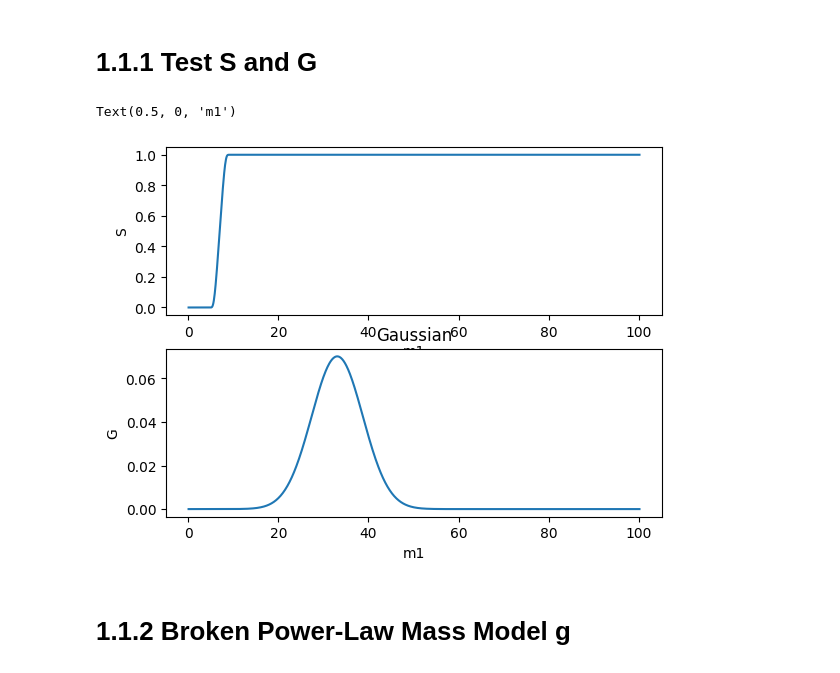
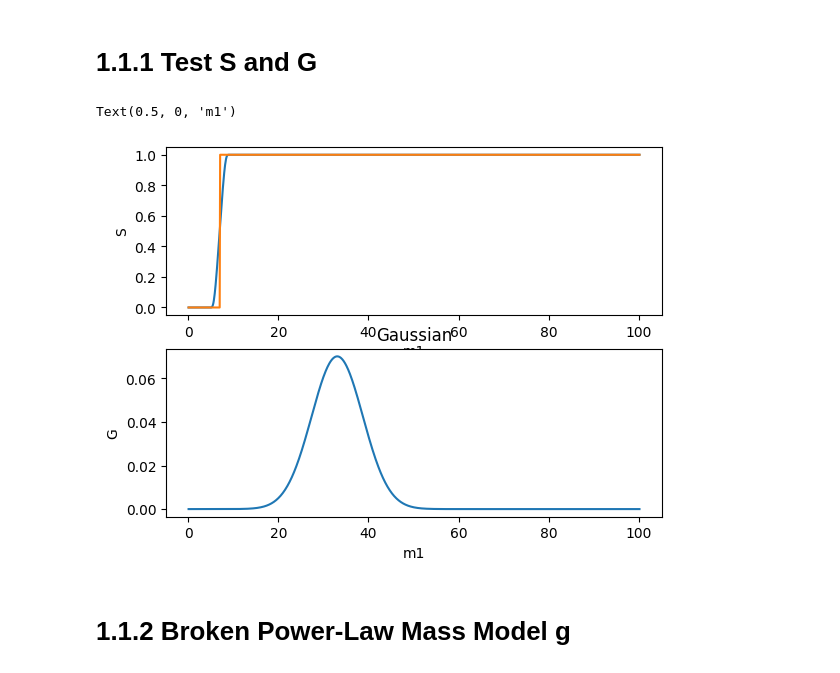
Before and after one commit to jerowen/mag_figures, a Jupyter notebook: Magnification_figures.ipynb, the cells around one changed output. Drawn from its saved outputs; the diff is of its cells as text; code cells hidden in the pictures.

```diff
--- a/Magnification_figures.ipynb
+++ b/Magnification_figures.ipynb
@@ -88,6 +101,11 @@ def S_func(mlist,mmin,dm):
   mv3[case3] = update3
   return mv3
 
+def step_function(mlist,mmin,dm):
+  mv = np.zeros(mlist.shape)
+  mv[mlist>(mmin+dm/2)] = 1
+  return mv
+
 #Define G(m)
 def calc_gaussian(m,mu,sigma):
   norm = 1/(sigma*np.sqrt(2*np.pi))
@@ -96,18 +114,9 @@ def calc_gaussian(m,mu,sigma):
 
 #Define B(m)
 def power_law(m,alph,mmin,mmax):
-
-  case1 = np.where(m<mmax)
-  mv1 = m.copy()
-  update = (mv1[case1])**(-1*alph)
-  mv1[case1] = update
-
-  case2 = np.where(m>=mmax)
-  mv2 = mv1.copy()
-  update2 = np.zeros(len(case2[0]))
-  mv2[case2] = update2
-
-  return mv2
+  mv = np.zeros(len(m))
+  mv[m<mmax] = m[m<mmax]**(-1*alph)
+  return mv
 
 #Define
 
@@ -146,27 +155,29 @@ def g_pdf_peak(m,lamb,alph,mmin,dm,mmax,mu_m,sigm_m,norm1,norm2): #Use for unnor
 # %%
 test_m1 = np.linspace(0.1,100.1,1001)
 test_m2 = np.linspace(0.1,100.1,1001)
 mmin = 4.59
 dm = 4.82
 mu_m = 33.07
 sigm_m = 5.69
 
 testS = S_func(test_m1,mmin,dm)
+testS2 = step_function(test_m1,mmin,dm)
 testG = calc_gaussian(test_m2,mu_m,sigm_m)
 
 plt.subplot(211)
 plt.plot(test_m1,testS)
+plt.plot(test_m1,testS2)
 plt.ylabel('S')
 plt.xlabel('m1')
 
 plt.subplot(212)
 plt.title('Gaussian')
 plt.plot(test_m2,testG)
 plt.ylabel('G')
 plt.xlabel('m1')
 # %% [output]
 Text(0.5, 0, 'm1')
-[figure, old version]
+[figure, new version]
 # %% [markdown]
 # 1.1.2 Broken Power-Law Mass Model g
 # %%
```
Also changed, not shown: parts of 36 cells of this notebook.
